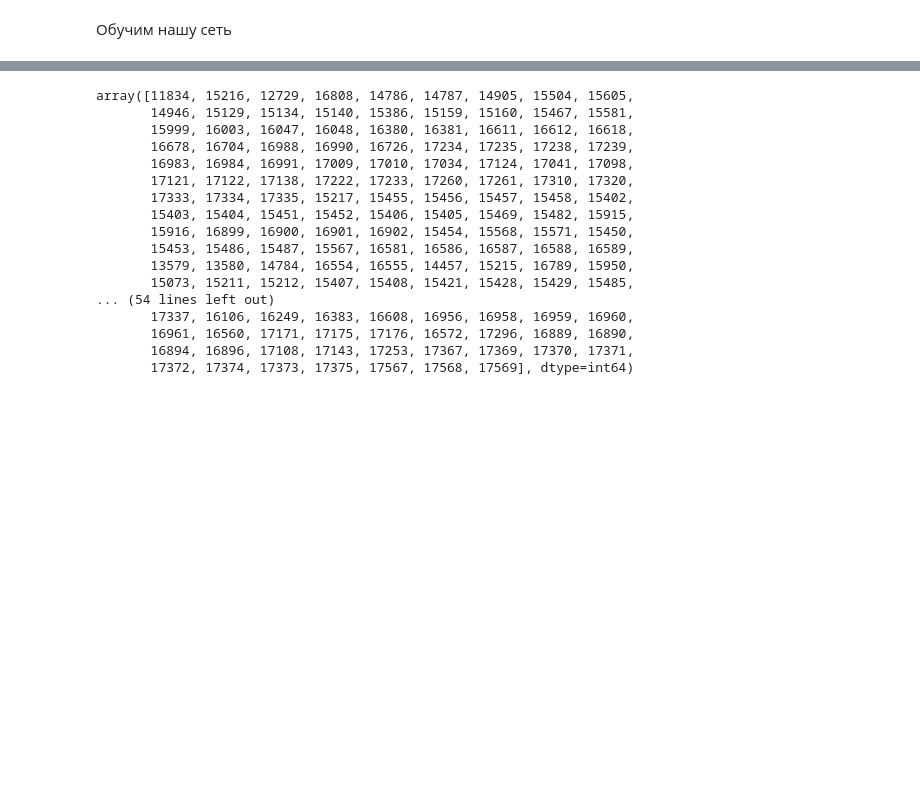
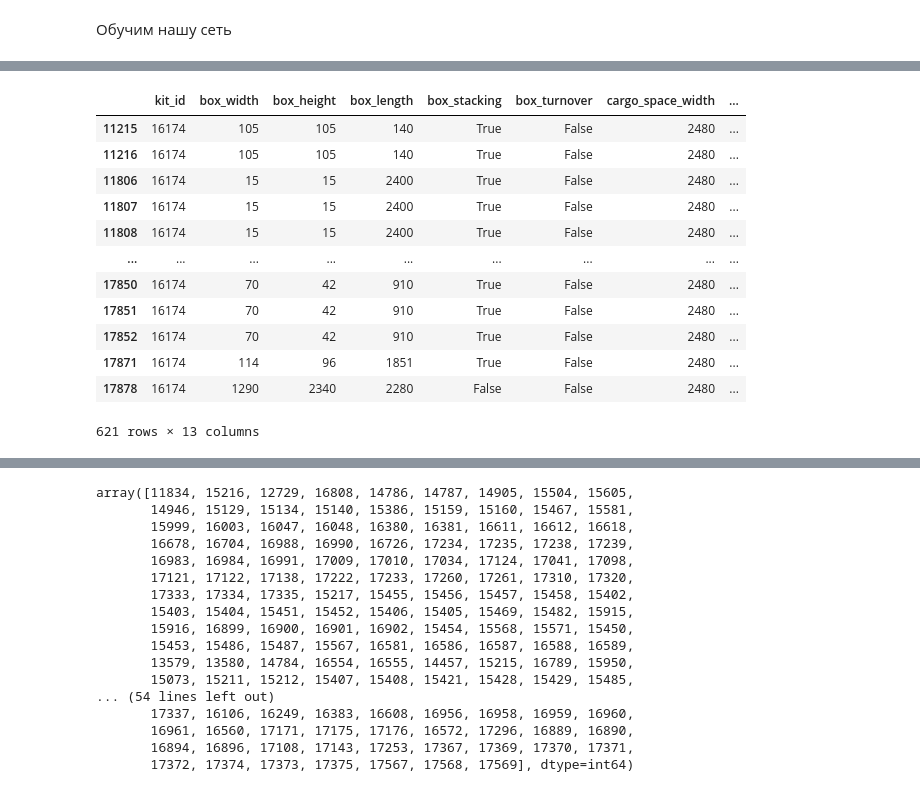
Before and after one commit to esvesv/gaprix, a Jupyter notebook: Untitled.ipynb, the cells around one changed output, grey strips where cells are left out. Saved outputs shown, nothing was run; the diff lists cells and outputs as text; code cells hidden in the pictures; blank space fills up the shorter version.

```diff
--- a/Untitled.ipynb
+++ b/Untitled.ipynb
@@ -379,0 +590,16 @@ outputs = model(inputs)
+# %%
+df[df['kit_id'] == kits[133]]
+# %% [output]
+|  | kit_id | box_width | box_height | box_length | box_stacking | box_turnover | cargo_space_width | ... |
+| 11215 | 16174 | 105 | 105 | 140 | True | False | 2480 | ... |
+| 11216 | 16174 | 105 | 105 | 140 | True | False | 2480 | ... |
+| 11806 | 16174 | 15 | 15 | 2400 | True | False | 2480 | ... |
+| 11807 | 16174 | 15 | 15 | 2400 | True | False | 2480 | ... |
+| 11808 | 16174 | 15 | 15 | 2400 | True | False | 2480 | ... |
+| ... | ... | ... | ... | ... | ... | ... | ... | ... |
+| 17850 | 16174 | 70 | 42 | 910 | True | False | 2480 | ... |
+| 17851 | 16174 | 70 | 42 | 910 | True | False | 2480 | ... |
+| 17852 | 16174 | 70 | 42 | 910 | True | False | 2480 | ... |
+| 17871 | 16174 | 114 | 96 | 1851 | True | False | 2480 | ... |
+| 17878 | 16174 | 1290 | 2340 | 2280 | False | False | 2480 | ... |
+621 rows × 13 columns
```
Also changed, not shown: parts of 51 cells of this notebook, 27 other files.
